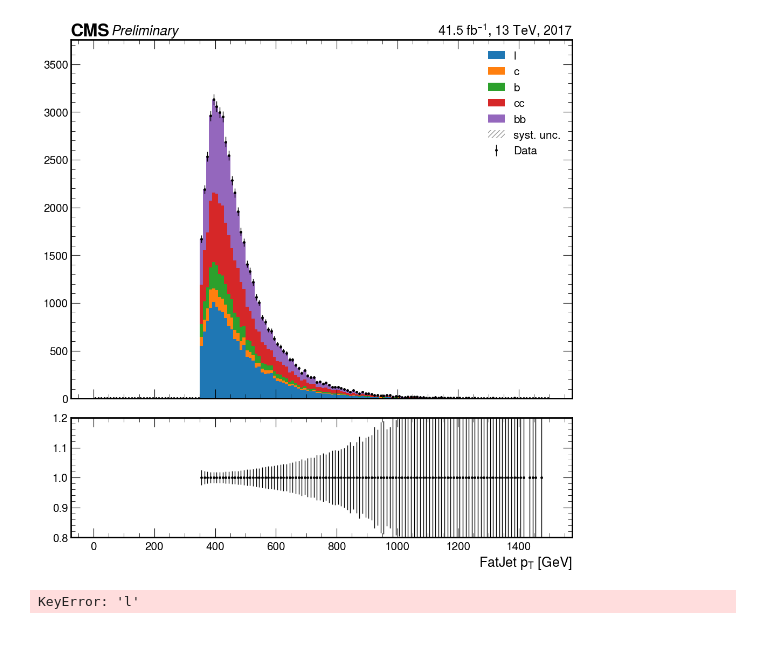
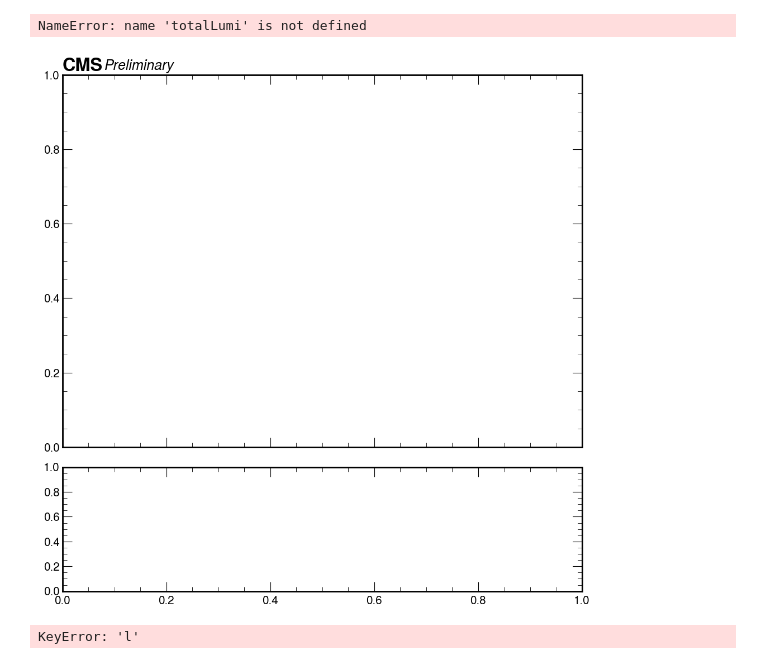
Before and after one commit to colizz/BTVNanoCommissioning, a Jupyter notebook: notebooks/check_pt_reweighting.ipynb, the cells around one changed output. Saved outputs shown, nothing was run; the diff lists cells and outputs as text; code cells hidden in the pictures.

```diff
--- a/notebooks/check_pt_reweighting.ipynb
+++ b/notebooks/check_pt_reweighting.ipynb
@@ -10,21 +10,22 @@ basefolder = pocket_coffea.__path__[0]
 # %%
 cat = 'pt350msd40'
 def reweighting_function(pt):
     return pt_corr.evaluate(cat, pt)
-#for year in ['2018', '2017', '2016_PostVFP']:
-for year in ['2017']:
+#for year in ['2018', '2017', '2016_PostVFP', '2016_PreVFP']:
+for year in ['2016_PreVFP']:
     corrfile = pt_corrections[year]
     folder = '/'.join(corrfile.split('/')[:-1])
     outfile = os.path.join(folder, "output_{dataset}.coffea")
     o = load(outfile)
     cset = correctionlib.CorrectionSet.from_file(corrfile)
     pt_corr = cset[f'pt_corr_{year}']
     histname = 'FatJetGood_pt_1'
     h = o['variables'][histname]
     plot_data_mc_hist1D(h, histname, only_cat=cat, save=False, reweighting_function=reweighting_function)
     #plot_data_mc_hist1D(h, histname, only_cat=cat, save=False)
 # %% [output]
+NameError: name 'totalLumi' is not defined
-[figure, old version]
+[figure, new version]
 # %%
 values = h['l'][{'year': '2018', 'cat': 'pt350msd40', 'variation': 'nominal'}].values()
 values
```
